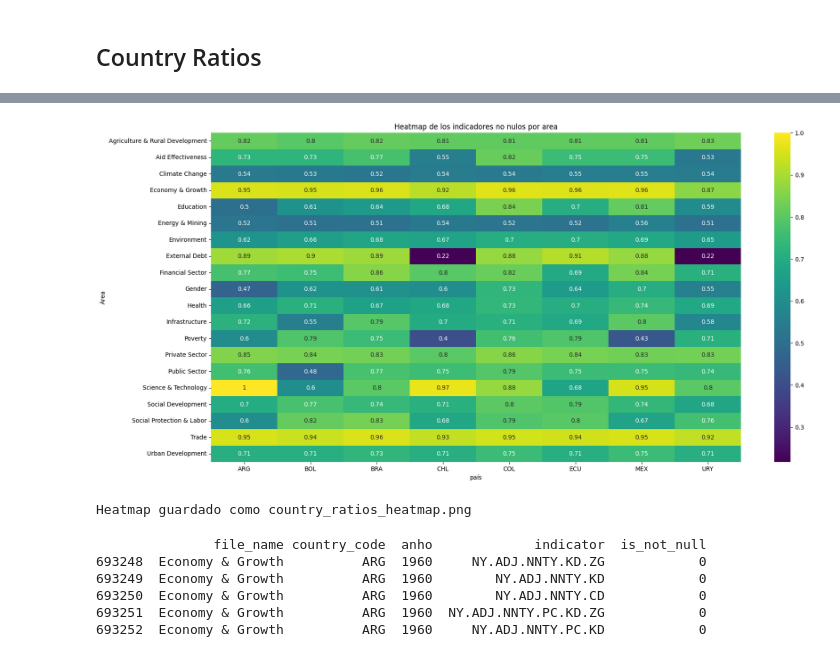
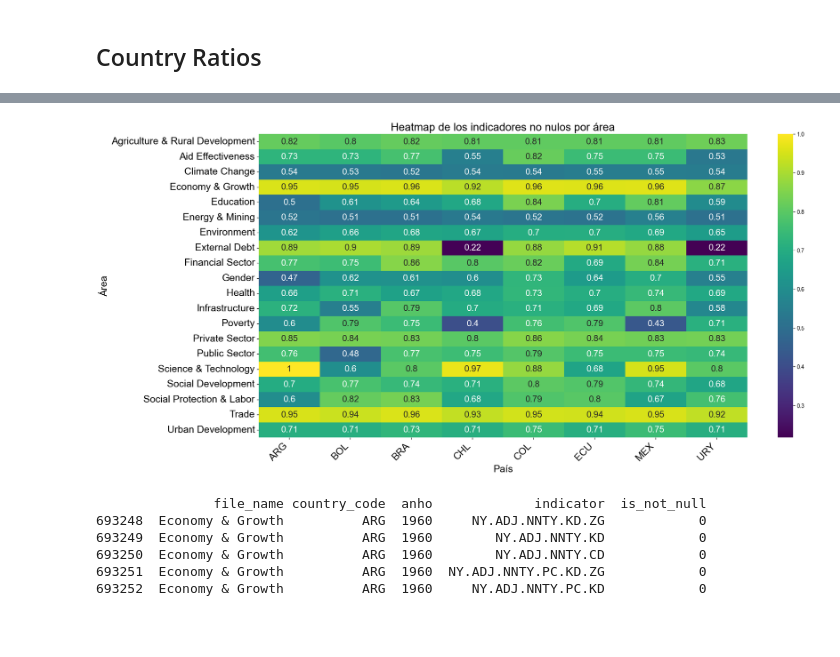
Before and after one commit to mkiszkur/TT1, a Jupyter notebook: 03_eda/EDA.ipynb, the cells around one changed output, grey strips where cells are left out. Drawn from its saved outputs; the diff is of its cells as text; code cells hidden in the pictures; blank space fills up the shorter version.

```diff
--- a/03_eda/EDA.ipynb
+++ b/03_eda/EDA.ipynb
@@ -438,6 +463,7 @@ df_paises
 # Ordenar las categorías de 'income_group' para que aparezcan en el orden deseado
 income_order = ['Low income', 'Lower middle income', 'Upper middle income', 'High income']
 df_paises['income_group'] = pd.Categorical(df_paises['income_group'], categories=income_order, ordered=True)
+
 
 
 # Contar las ocurrencias de cada combinación de region e income_group
@@ -445,16 +471,19 @@ region_income_counts = df_paises.groupby(['region', 'income_group']).size().unst
 colors = ['red', 'orange', 'yellow', 'green']
 
 # Crear el gráfico de barras apiladas con el orden especificado
-plt.figure(figsize=(14, 8))
-#region_income_counts[income_order].plot(kind='bar', stacked=True, colormap='tab20', edgecolor='black')
-region_income_counts[income_order].plot(kind='bar', stacked=True, color=colors, edgecolor='black')
+fig, ax = plt.subplots(figsize=(14, 8))
+plt.rcParams['font.family'] = 'Arial'
 
-#plt.title('Distribución de Grupos de Ingresos por Región')
-#plt.xlabel('Región')
-plt.ylabel('Número de Países')
-plt.legend(title='Grupo de Ingresos', bbox_to_anchor=(1.05, 1), loc='upper left')
-plt.xticks(rotation=45, ha='right')
-plt.tight_layout()
+region_income_counts[income_order].plot(kind='bar', stacked=True, color=colors, edgecolor='black', ax=ax)
+
+ax.set_ylabel('Número de Países', fontsize=chr_title_font_number)
+ax.set_xlabel('Región', fontsize=chr_title_font_number)  # Aumenta el tamaño de la fuente del título del eje x
+ax.legend(title='Grupo de Ingresos', bbox_to_anchor=(1.05, 1), loc='upper left', title_fontsize= chr_title_font_number, fontsize=chr_leyend_font_number)
+ax.set_xticklabels(ax.get_xticklabels(), rotation=45, ha='right', fontsize=chr_leyend_font_number)
+
+# Ajustar los márgenes
+fig.subplots_adjust(left=0.3)  # Ajusta este valor para dar más margen a la izquierda
+
 
 plt.show()
 # %% [output]
@@ -490,32 +522,38 @@ counry_ratios
 # %%
 import matplotlib.pyplot as plt
 
 # Leer el archivo CSV proporcionado
 file_path = file_country_ratios
 df = pd.read_csv(file_path, index_col=0)
 
 # Configurar el tamaño del gráfico
 plt.figure(figsize=(20, 10))
+plt.rcParams['font.family'] = 'Arial'
 
 # Crear un mapa de calor
-heatmap = sns.heatmap(df, annot=True, cmap='viridis', cbar=True)
+heatmap = sns.heatmap(df, annot=True, cmap='viridis',  cbar=True, annot_kws={"size": 16})
 
 # Configurar etiquetas y título
-plt.title('Heatmap de los indicadores no nulos por area')
-plt.xlabel('país')
-plt.ylabel('Área')
+plt.title('Heatmap de los indicadores no nulos por área', fontsize=20)
+plt.xlabel('País', fontsize=18)
+plt.ylabel('Área', fontsize=18)
+
+# Ajustar el tamaño de la fuente de las etiquetas de los ejes x e y
+plt.xticks(rotation=45, ha='right', fontsize=18)
+plt.yticks(rotation=0, fontsize=18)
+
+# Ajustar el tamaño de las leyendas de los ejes x e y
+ax.tick_params(axis='x', labelsize=18)
+ax.tick_params(axis='y', labelsize=18)
 
 # Guardar el gráfico como archivo de imagen
 #output_image_path = 'country_ratios_heatmap.png'
 #plt.savefig(output_image_path)
 
 # Mostrar el gráfico
 plt.show()
-
-print(f"Heatmap guardado como {output_image_path}")
 # %% [output]
-[figure, old version]
+[figure, new version]
-Heatmap guardado como country_ratios_heatmap.png
 # %%
 # Load the dataset
 file_path = '/Users/miguelkiszkurno/Documents/TT1/data/datasets_preprocesados/sin regiones/combined_indicators.csv'
```
Also changed, not shown: parts of 11 cells of this notebook, 15 other files.
